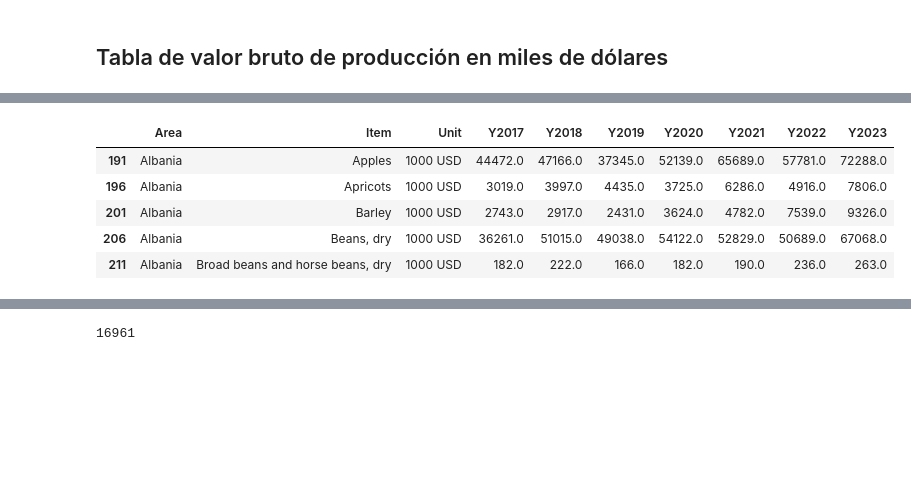
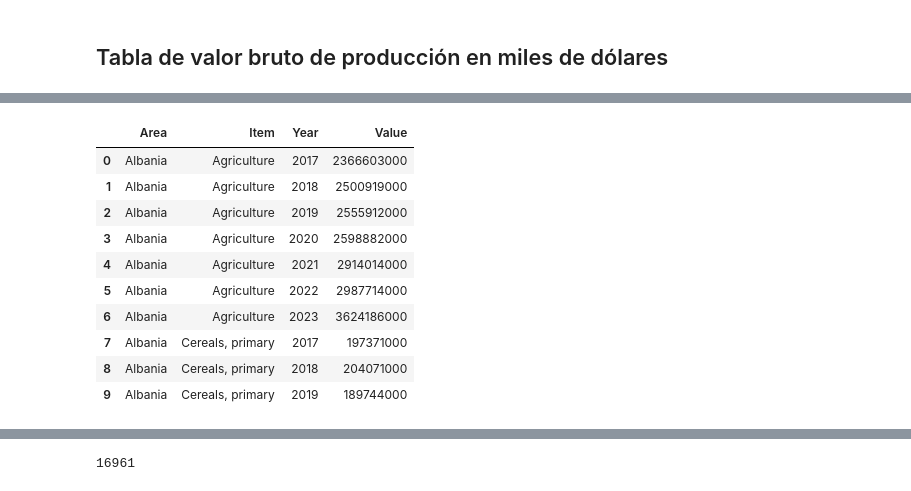
Before and after one commit to Jarspoot12/dashboard_react, a Jupyter notebook: etl.ipynb, the cells around one changed output, grey strips where cells are left out. Drawn from its saved outputs; the diff is of its cells as text; code cells hidden in the pictures; blank space fills up the shorter version.

```diff
--- a/etl.ipynb
+++ b/etl.ipynb
@@ -3,7 +3,7 @@ import pandas as pd
 # %% [markdown]
 ## Tabla de valor bruto de producción en miles de dólares
 # %%
-data = pd.read_csv("data/Value_of_Production_E_All_Data.csv")
+data = pd.read_csv("data/FAOSTAT_data_en_10-28-2025_grouped.csv")
 # %%
 data.head(5)
 # %% [output]
@@ -17,13 +16,19 @@ data.head(5)
 # %%
 data = data[data['Element'] == 'Gross Production Value (current thousand US$)']
 # %%
-data = data[['Area', 'Item', 'Unit', 'Y2017', 'Y2018', 'Y2019', 'Y2020', 'Y2021', 'Y2022', 'Y2023']]
+data = data[['Area', 'Item', 'Year', 'Value']]
+data['Value'] = data['Value'] * 1000
 # %%
-data.head()
+data.head(10)
 # %% [output]
-|  | Area | Item | Unit | Y2017 | Y2018 | Y2019 | Y2020 | Y2021 | Y2022 | Y2023 |
-| 191 | Albania | Apples | 1000 USD | 44472.0 | 47166.0 | 37345.0 | 52139.0 | 65689.0 | 57781.0 | 72288.0 |
-| 196 | Albania | Apricots | 1000 USD | 3019.0 | 3997.0 | 4435.0 | 3725.0 | 6286.0 | 4916.0 | 7806.0 |
-| 201 | Albania | Barley | 1000 USD | 2743.0 | 2917.0 | 2431.0 | 3624.0 | 4782.0 | 7539.0 | 9326.0 |
-| 206 | Albania | Beans, dry | 1000 USD | 36261.0 | 51015.0 | 49038.0 | 54122.0 | 52829.0 | 50689.0 | 67068.0 |
-| 211 | Albania | Broad beans and horse beans, dry | 1000 USD | 182.0 | 222.0 | 166.0 | 182.0 | 190.0 | 236.0 | 263.0 |
+|  | Area | Item | Year | Value |
+| 0 | Albania | Agriculture | 2017 | 2366603000 |
+| 1 | Albania | Agriculture | 2018 | 2500919000 |
+| 2 | Albania | Agriculture | 2019 | 2555912000 |
+| 3 | Albania | Agriculture | 2020 | 2598882000 |
+| 4 | Albania | Agriculture | 2021 | 2914014000 |
+| 5 | Albania | Agriculture | 2022 | 2987714000 |
+| 6 | Albania | Agriculture | 2023 | 3624186000 |
+| 7 | Albania | Cereals, primary | 2017 | 197371000 |
+| 8 | Albania | Cereals, primary | 2018 | 204071000 |
+| 9 | Albania | Cereals, primary | 2019 | 189744000 |
```
Also changed, not shown: parts of 26 cells of this notebook, 26 other files.
